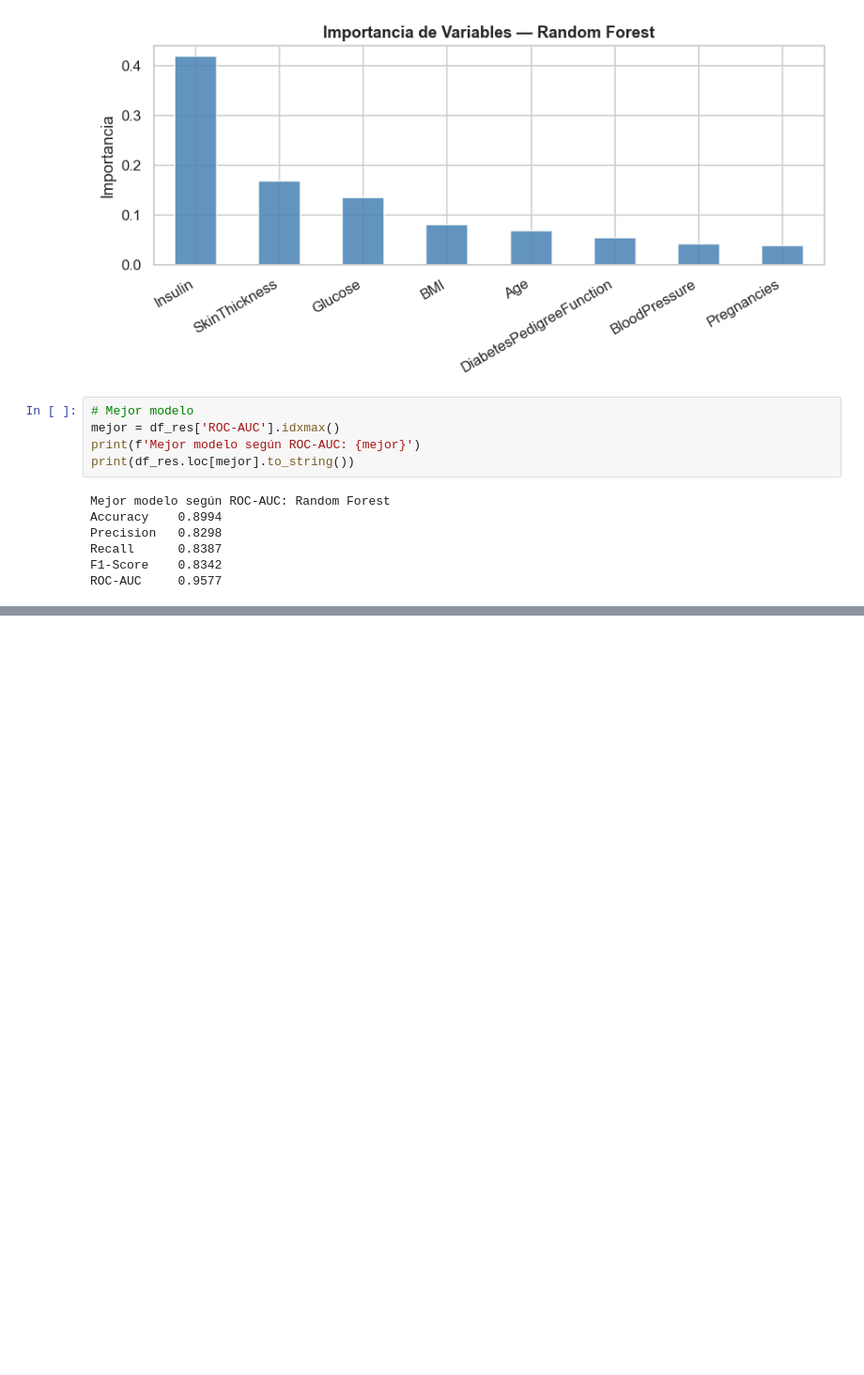
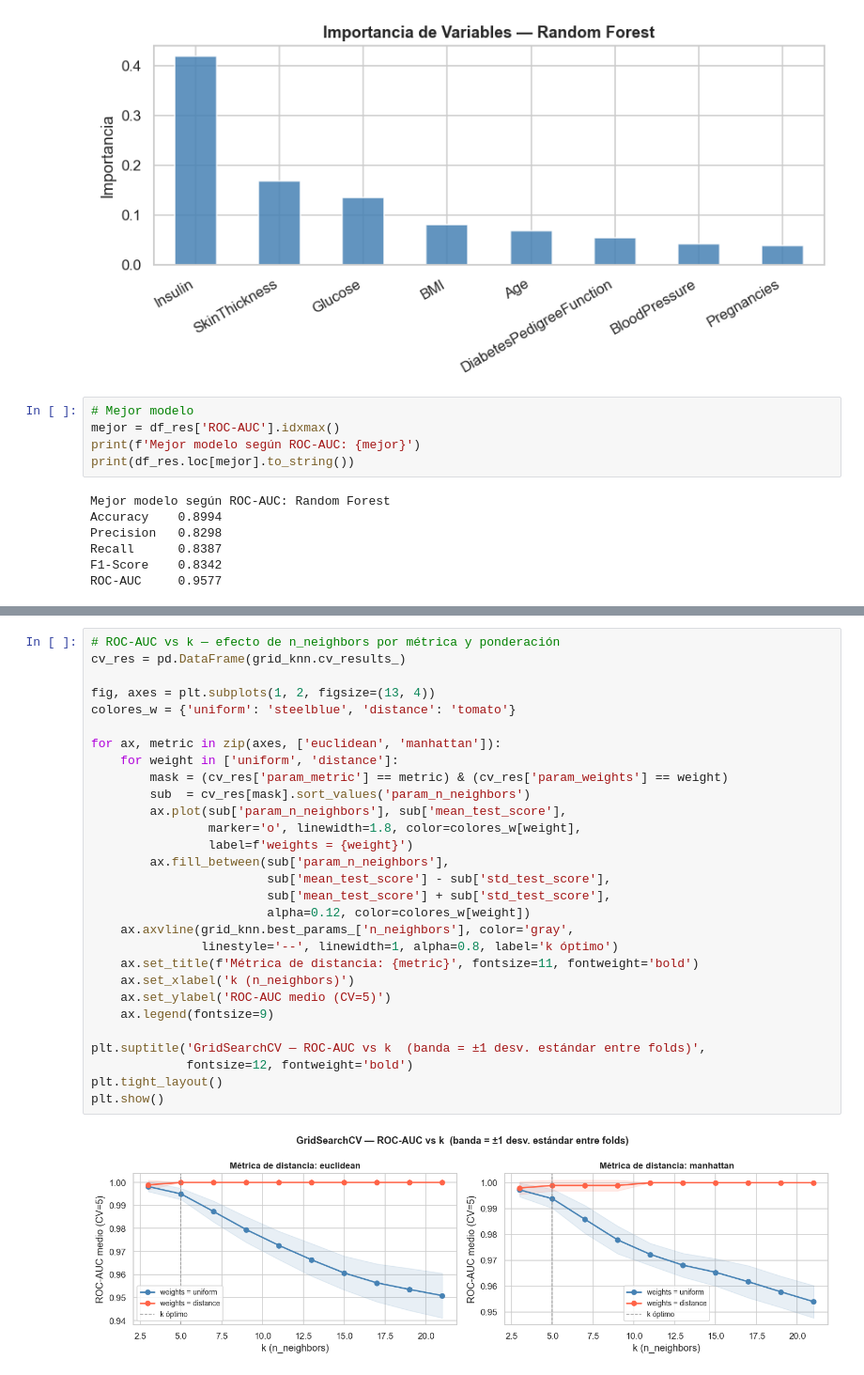
Before and after one commit to 23-Andres-QC/ProyectoFinalMineria, a Jupyter notebook: DiabetesScriptMediana.ipynb, the cells around one changed output, grey strips where cells are left out. Shown at 94% size. Saved outputs shown, nothing was run; the diff lists cells and outputs as text; blank space fills up the shorter version.

```diff
--- a/DiabetesScriptMediana.ipynb
+++ b/DiabetesScriptMediana.ipynb
@@ -801,0 +962,31 @@ ROC-AUC     0.9577
+# %%
+# ROC-AUC vs k — efecto de n_neighbors por métrica y ponderación
+cv_res = pd.DataFrame(grid_knn.cv_results_)
+
+fig, axes = plt.subplots(1, 2, figsize=(13, 4))
+colores_w = {'uniform': 'steelblue', 'distance': 'tomato'}
+
+for ax, metric in zip(axes, ['euclidean', 'manhattan']):
+    for weight in ['uniform', 'distance']:
+        mask = (cv_res['param_metric'] == metric) & (cv_res['param_weights'] == weight)
+        sub  = cv_res[mask].sort_values('param_n_neighbors')
+        ax.plot(sub['param_n_neighbors'], sub['mean_test_score'],
+                marker='o', linewidth=1.8, color=colores_w[weight],
+                label=f'weights = {weight}')
+        ax.fill_between(sub['param_n_neighbors'],
+                        sub['mean_test_score'] - sub['std_test_score'],
+                        sub['mean_test_score'] + sub['std_test_score'],
+                        alpha=0.12, color=colores_w[weight])
+    ax.axvline(grid_knn.best_params_['n_neighbors'], color='gray',
+               linestyle='--', linewidth=1, alpha=0.8, label='k óptimo')
+    ax.set_title(f'Métrica de distancia: {metric}', fontsize=11, fontweight='bold')
+    ax.set_xlabel('k (n_neighbors)')
+    ax.set_ylabel('ROC-AUC medio (CV=5)')
+    ax.legend(fontsize=9)
+
+plt.suptitle('GridSearchCV — ROC-AUC vs k  (banda = ±1 desv. estándar entre folds)',
+             fontsize=12, fontweight='bold')
+plt.tight_layout()
+plt.show()
+# %% [output]
+[figure, added]
```
Also changed, not shown: parts of 11 cells of this notebook, 1 other file.
